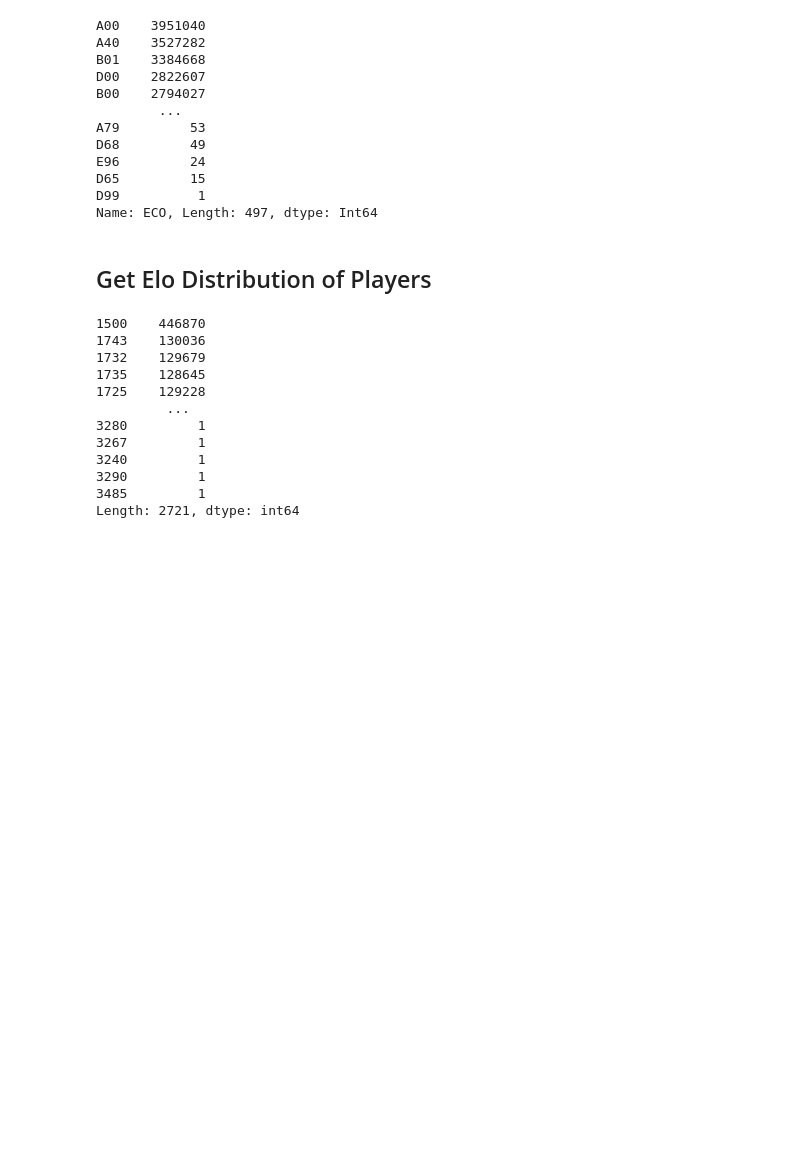
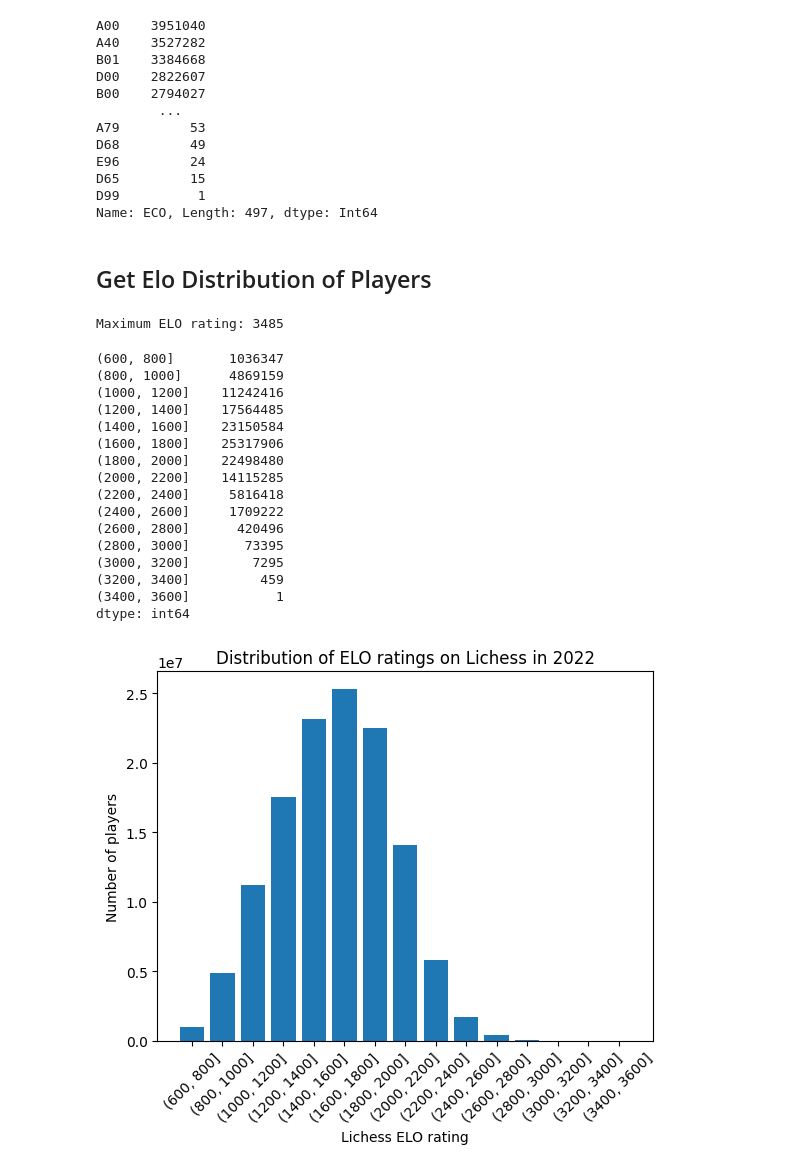
Before and after one commit to IsaacCheng9/machine-learning-in-chess, a Jupyter notebook: src/analyse_csv_data.ipynb, the cells around one changed output. Saved outputs shown, nothing was run; the diff lists cells and outputs as text; code cells hidden in the pictures; blank space fills up the shorter version.

Commit message:
Bin ELO ratings and display distribution

```diff
--- a/src/analyse_csv_data.ipynb
+++ b/src/analyse_csv_data.ipynb
@@ -70,20 +72,46 @@ Name: ECO, Length: 497, dtype: Int64
 # %%
 white_elo_count = df["WhiteElo"].value_counts().compute()
 black_elo_count = df["BlackElo"].value_counts().compute()
+
 # Merge the counts into one, as the player's side isn't important.
-elo_count = pd.concat([white_elo_count, black_elo_count], axis=1).fillna(0).astype(int)
-elo_count = elo_count.sum(axis=1)
-display(elo_count)
+elo_counts = pd.concat([white_elo_count, black_elo_count], axis=1).fillna(0).astype(int)
+elo_counts = elo_counts.sum(axis=1)
+# Find the maximum ELO rating.
+max_elo = elo_counts.index.max()
+print(f"Maximum ELO rating: {max_elo}")
+
+# Define the bin edges for ELO ratings from 600 (minimum ELO in Lichess) to the
+# maximum ELO in intervals of 200.
+bin_size = 200
+elo_bins = np.array([i for i in range(600, max_elo + bin_size, bin_size)])
+elo_counts.index = pd.cut(elo_counts.index, bins=elo_bins)
+merged_elo_counts = elo_counts.groupby(level=0).sum()
+display(merged_elo_counts)
 # %% [output]
-1500    446870
-1743    130036
-1732    129679
-1735    128645
-1725    129228
-         ...
-3280         1
-3267         1
-3240         1
-3290         1
-3485         1
-Length: 2721, dtype: int64
+Maximum ELO rating: 3485
+(600, 800]       1036347
+(800, 1000]      4869159
+(1000, 1200]    11242416
+(1200, 1400]    17564485
+(1400, 1600]    23150584
+(1600, 1800]    25317906
+(1800, 2000]    22498480
+(2000, 2200]    14115285
+(2200, 2400]     5816418
+(2400, 2600]     1709222
+(2600, 2800]      420496
+(2800, 3000]       73395
+(3000, 3200]        7295
+(3200, 3400]         459
+(3400, 3600]           1
+dtype: int64
+# %%
+# Plot a graph to show the distribution of ELO ratings.
+plt.bar(merged_elo_counts.index.astype(str), merged_elo_counts.values)
+plt.title("Distribution of ELO ratings on Lichess in 2022")
+plt.xlabel("Lichess ELO rating")
+plt.ylabel("Number of players")
+plt.xticks(rotation=45)
+plt.show()
+# %% [output]
+[figure, added]
```
Also changed, not shown: parts of 2 cells of this notebook.
